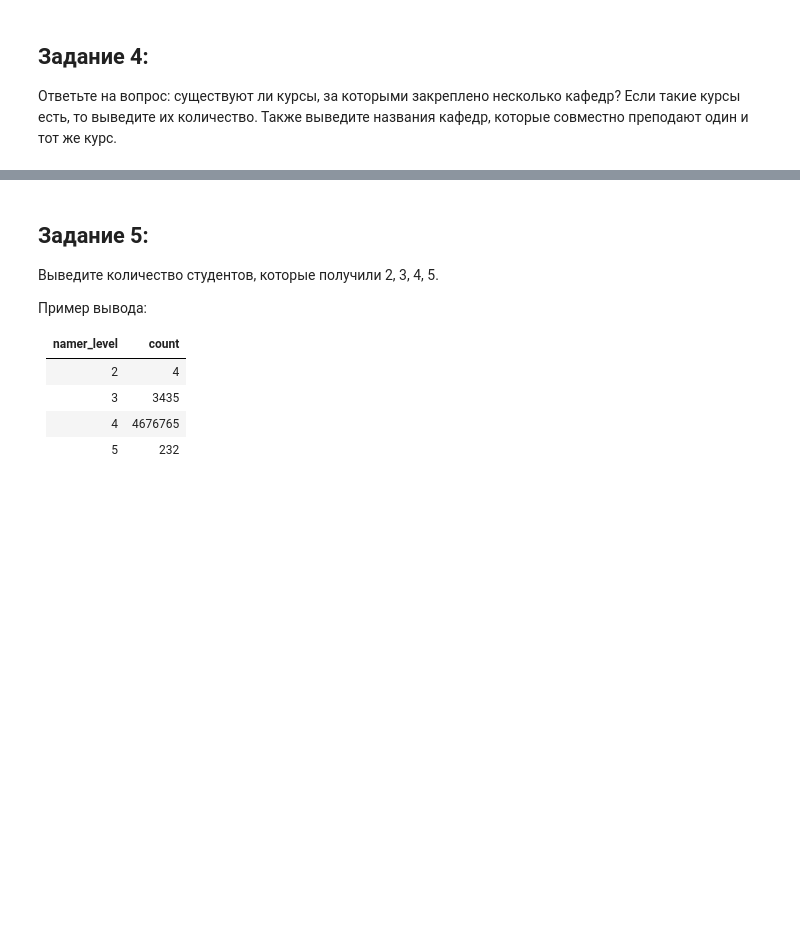
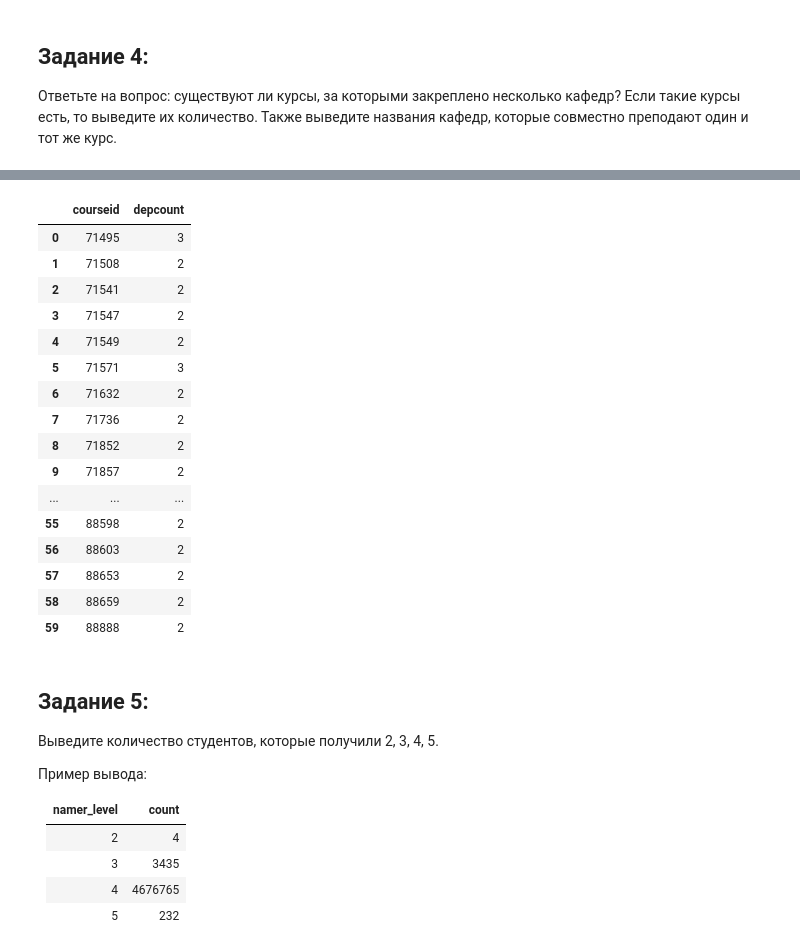
Before and after one commit to Nominante1/Big_data_in_economics_Davydoff, a Jupyter notebook: task_4_Docker/postGre_portal_logs.ipynb, the cells around one changed output, grey strips where cells are left out. Cells and saved outputs as stored; diff of their text form; code cells hidden in the pictures; blank space fills up the shorter version.

```diff
--- a/task_4_Docker/postGre_portal_logs.ipynb
+++ b/task_4_Docker/postGre_portal_logs.ipynb
@@ -246,3 +295,59 @@ display(df)
+# %%
+#получили курсы, на которые закреплены несколько кафедр
+query = """
+    SELECT
+        USER_LOGS.courseid AS COURSEID,
+        COUNT(DISTINCT USER_LOGS.depart) AS DEPCOUNT
+    FROM
+        USER_LOGS
+    GROUP BY USER_LOGS.courseid
+    HAVING COUNT(DISTINCT USER_LOGS.depart) > 1
+"""
+
+#мы должны теперь найти уникальные кафедры, сравнивая их курсы с курсами, имеющими несколько кафедр
+#тем самым на каждый курс получим кафедры, которые закреплены именно на один курс.
+query = """
+
+    WITH COURSRES AS
+    (
+	SELECT
+		USER_LOGS.courseid AS COURSEID,
+		COUNT(DISTINCT USER_LOGS.depart) AS DEPCOUNT
+	FROM
+		USER_LOGS
+	GROUP BY USER_LOGS.courseid
+	HAVING COUNT(DISTINCT USER_LOGS.depart) > 1
+    )
+
+    SELECT DISTINCT
+	    DEPARTMENTS.name,
+	    UL.courseid
+    FROM USER_LOGS AS UL
+	    INNER JOIN DEPARTMENTS ON UL.DEPART = DEPARTMENTS.ID
+	    INNER JOIN COURSRES ON UL.COURSEID = COURSRES.COURSEID
+"""
+
+
+df = pd.read_sql_query(query, conn)
+display(df)
+# %% [output]
+|  | courseid | depcount |
+| 0 | 71495 | 3 |
+| 1 | 71508 | 2 |
+| 2 | 71541 | 2 |
+| 3 | 71547 | 2 |
+| 4 | 71549 | 2 |
+| 5 | 71571 | 3 |
+| 6 | 71632 | 2 |
+| 7 | 71736 | 2 |
+| 8 | 71852 | 2 |
+| 9 | 71857 | 2 |
+| ... | ... | ... |
+| 55 | 88598 | 2 |
+| 56 | 88603 | 2 |
+| 57 | 88653 | 2 |
+| 58 | 88659 | 2 |
+| 59 | 88888 | 2 |
 # %% [markdown]
 ## Задание 5:
 
```
Also changed, not shown: parts of 10 cells of this notebook.
